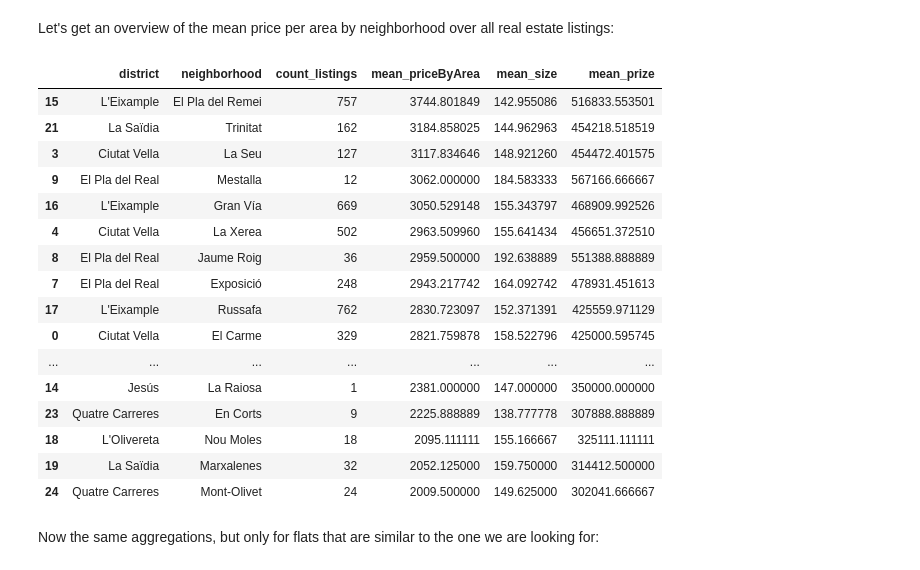
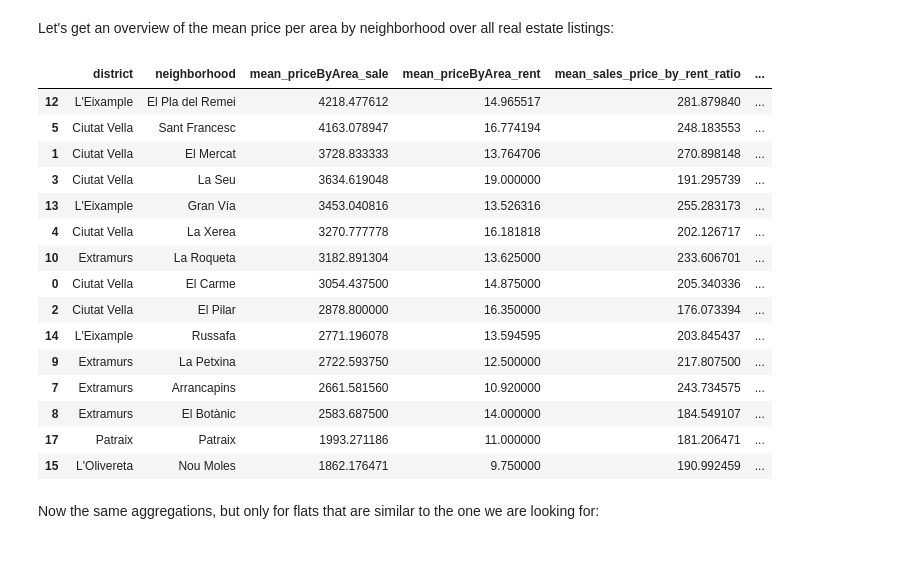
Before and after one commit to LeopoldWalther/valencia-real-estate-price-analysis, a Jupyter notebook: valenciaRealEstatePriceAnalysis.ipynb, the cells around one changed output. Drawn from its saved outputs; the diff is of its cells as text; code cells hidden in the pictures.

```diff
--- a/valenciaRealEstatePriceAnalysis.ipynb
+++ b/valenciaRealEstatePriceAnalysis.ipynb
@@ -302,37 +319,55 @@ Let's get an overview of the mean price per area by neighborhood over all real e
 # %%
 # Statistics per neigbourhood including all non-duplicates
     #.drop_duplicates(subset=['floor', 'size', 'rooms', 'bathrooms', 'neighborhood', 'price'], keep='last')
 df_neighborhoods = \
     df_all_pages \
-        .groupby(by=['district', 'neighborhood']) \
+        .groupby(by=['district', 'neighborhood', 'operation']) \
         .agg({'propertyCode': ['count'],
               'priceByArea': ['mean'],
               'size': ['mean'],
               'price': ['mean']
               }) \
         .reset_index() \
 
-df_neighborhoods.columns = ['district', 'neighborhood', 'count_listings', 'mean_priceByArea', 'mean_size', 'mean_prize']
-df_neighborhoods.sort_values(['mean_priceByArea'], ascending = [False]) \
+df_neighborhoods.columns = ['district', 'neighborhood', 'operation', 'count_listings', 'mean_priceByArea', 'mean_size', 'mean_prize']
+
+# join sales and rent information by for neighborhood
+df_neighborhoods_rent_vs_sale = df_neighborhoods[(df_neighborhoods.operation == 'sale')].merge(
+    df_neighborhoods[(df_neighborhoods.operation == 'rent')],
+    on=['neighborhood', 'district'], how='inner', suffixes=('_sale', '_rent')) \
+    .drop(columns=['operation_sale', 'operation_rent']) \
+
+df_neighborhoods_rent_vs_sale['mean_sales_price_by_rent_ratio'] = df_neighborhoods_rent_vs_sale.eval('mean_priceByArea_sale / mean_priceByArea_rent')
+
+df_neighborhoods_rent_vs_sale = df_neighborhoods_rent_vs_sale[
+    ['district', 'neighborhood',
+     'mean_priceByArea_sale', 'mean_priceByArea_rent', 'mean_sales_price_by_rent_ratio',
+     'mean_size_sale', 'mean_size_rent',
+     'count_listings_sale', 'count_listings_rent',
+     'mean_prize_sale', 'mean_prize_rent']]
+
+df_neighborhoods_rent_vs_sale \
+    [(df_neighborhoods_rent_vs_sale['count_listings_sale'] >= 5) \
+    & (df_neighborhoods_rent_vs_sale['count_listings_rent'] >= 5)] \
+    .sort_values(['mean_priceByArea_sale'], ascending = [False]) \
     .head(n=60)
 # %% [output]
-|  | district | neighborhood | count_listings | mean_priceByArea | mean_size | mean_prize |
-| 15 | L'Eixample | El Pla del Remei | 757 | 3744.801849 | 142.955086 | 516833.553501 |
-| 21 | La Saïdia | Trinitat | 162 | 3184.858025 | 144.962963 | 454218.518519 |
-| 3 | Ciutat Vella | La Seu | 127 | 3117.834646 | 148.921260 | 454472.401575 |
-| 9 | El Pla del Real | Mestalla | 12 | 3062.000000 | 184.583333 | 567166.666667 |
-| 16 | L'Eixample | Gran Vía | 669 | 3050.529148 | 155.343797 | 468909.992526 |
-| 4 | Ciutat Vella | La Xerea | 502 | 2963.509960 | 155.641434 | 456651.372510 |
-| 8 | El Pla del Real | Jaume Roig | 36 | 2959.500000 | 192.638889 | 551388.888889 |
-| 7 | El Pla del Real | Exposició | 248 | 2943.217742 | 164.092742 | 478931.451613 |
-| 17 | L'Eixample | Russafa | 762 | 2830.723097 | 152.371391 | 425559.971129 |
-| 0 | Ciutat Vella | El Carme | 329 | 2821.759878 | 158.522796 | 425000.595745 |
-| ... | ... | ... | ... | ... | ... | ... |
-| 14 | Jesús | La Raiosa | 1 | 2381.000000 | 147.000000 | 350000.000000 |
-| 23 | Quatre Carreres | En Corts | 9 | 2225.888889 | 138.777778 | 307888.888889 |
-| 18 | L'Olivereta | Nou Moles | 18 | 2095.111111 | 155.166667 | 325111.111111 |
-| 19 | La Saïdia | Marxalenes | 32 | 2052.125000 | 159.750000 | 314412.500000 |
-| 24 | Quatre Carreres | Mont-Olivet | 24 | 2009.500000 | 149.625000 | 302041.666667 |
+|  | district | neighborhood | mean_priceByArea_sale | mean_priceByArea_rent | mean_sales_price_by_rent_ratio | ... |
+| 12 | L'Eixample | El Pla del Remei | 4218.477612 | 14.965517 | 281.879840 | ... |
+| 5 | Ciutat Vella | Sant Francesc | 4163.078947 | 16.774194 | 248.183553 | ... |
+| 1 | Ciutat Vella | El Mercat | 3728.833333 | 13.764706 | 270.898148 | ... |
+| 3 | Ciutat Vella | La Seu | 3634.619048 | 19.000000 | 191.295739 | ... |
+| 13 | L'Eixample | Gran Vía | 3453.040816 | 13.526316 | 255.283173 | ... |
+| 4 | Ciutat Vella | La Xerea | 3270.777778 | 16.181818 | 202.126717 | ... |
+| 10 | Extramurs | La Roqueta | 3182.891304 | 13.625000 | 233.606701 | ... |
+| 0 | Ciutat Vella | El Carme | 3054.437500 | 14.875000 | 205.340336 | ... |
+| 2 | Ciutat Vella | El Pilar | 2878.800000 | 16.350000 | 176.073394 | ... |
+| 14 | L'Eixample | Russafa | 2771.196078 | 13.594595 | 203.845437 | ... |
+| 9 | Extramurs | La Petxina | 2722.593750 | 12.500000 | 217.807500 | ... |
+| 7 | Extramurs | Arrancapins | 2661.581560 | 10.920000 | 243.734575 | ... |
+| 8 | Extramurs | El Botànic | 2583.687500 | 14.000000 | 184.549107 | ... |
+| 17 | Patraix | Patraix | 1993.271186 | 11.000000 | 181.206471 | ... |
+| 15 | L'Olivereta | Nou Moles | 1862.176471 | 9.750000 | 190.992459 | ... |
 # %% [markdown]
 Now the same aggregations, but only for flats that are similar to the one we are looking for:
 # %%
```
Also changed, not shown: parts of 9 cells of this notebook.
